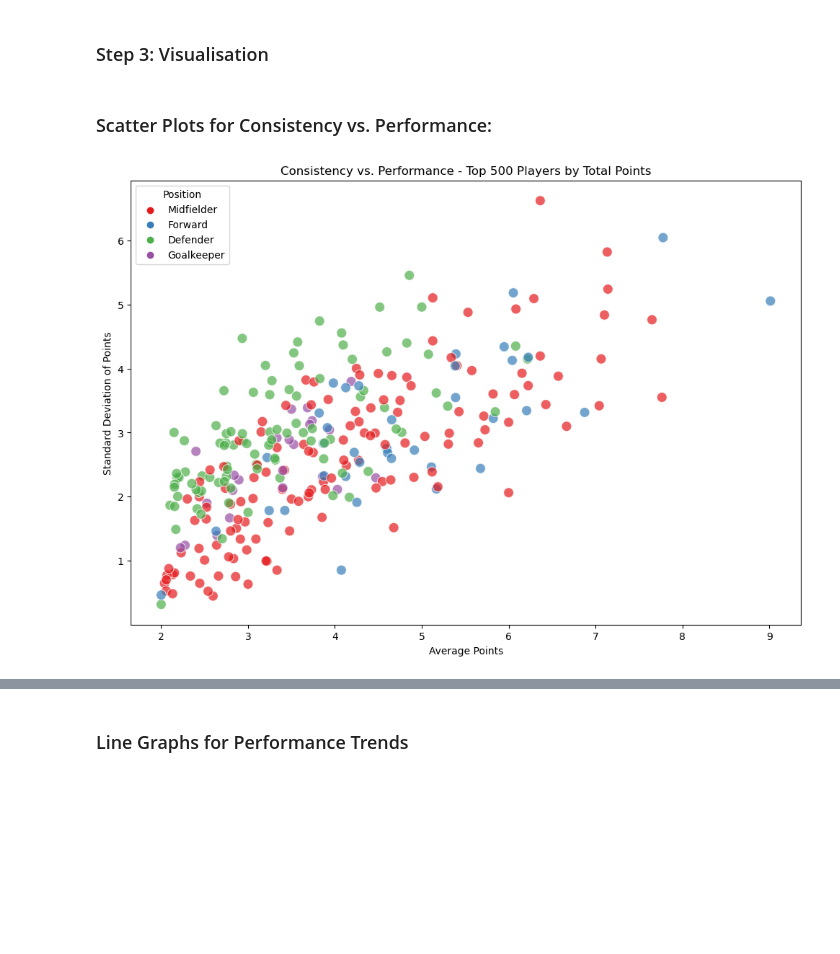
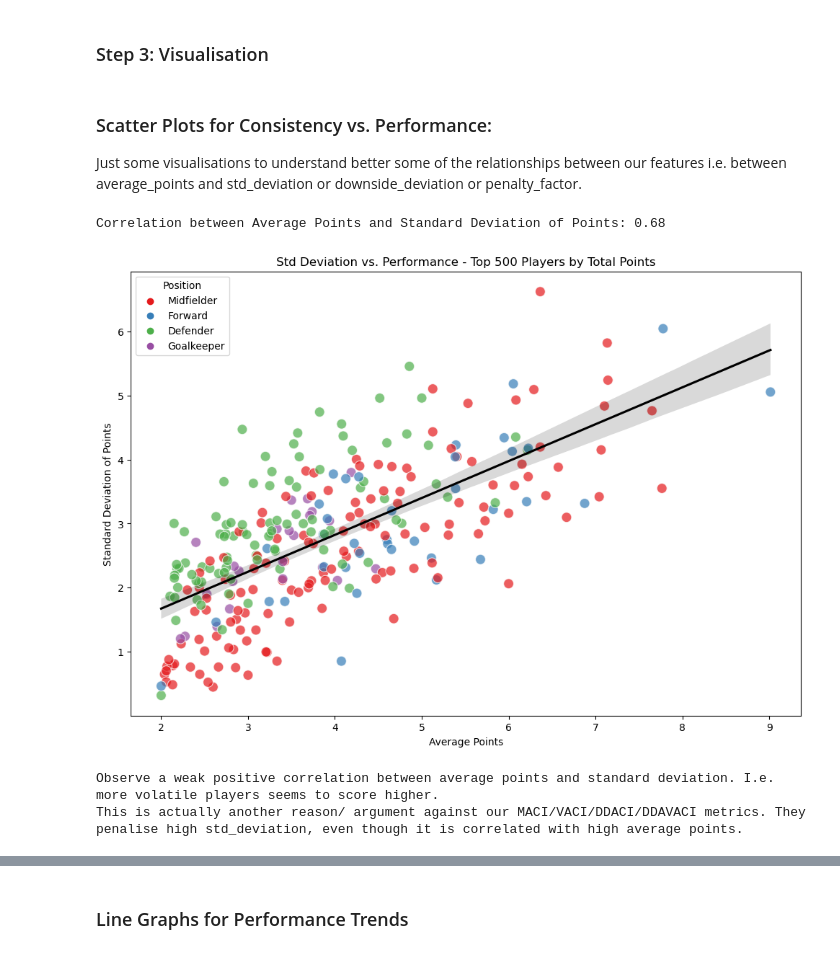
Before and after one commit to evgeni-g-georgiev/FPLproject, a Jupyter notebook: data_visualisation.ipynb, the cells around one changed output, grey strips where cells are left out. Cells and saved outputs as stored; diff of their text form; code cells hidden in the pictures; blank space fills up the shorter version.

```diff
--- a/data_visualisation.ipynb
+++ b/data_visualisation.ipynb
@@ -413,10 +417,6 @@ Formula: $DDACI = \frac{\text{Average Points}}{\sqrt[3]{\text{Downside Deviation
 
 Interpretation: Focuses on penalizing players who frequently score below their average, thus rewarding consistently high scorers.
 # %%
-# Adjustable filters
-min_appearances = 10  # Minimum number of appearances
-min_avg_points = 3   # Minimum average points per game
-
 # Filter out players based on minimum appearances and average points
 filtered_player_stats_ddaci = player_stats[(player_stats['appearances'] >= min_appearances) &
                                            (player_stats['average_points'] >= min_avg_points)].copy()
@@ -450,16 +454,13 @@ Formula: $DDAVACI = \frac{\text{Average Points}^2}{\sqrt[3]{\text{Downside Devia
 
 Interpretation: Combines the value aspect with a focus on consistency in performance, penalizing players more for underperforming relative to their average.
 # %%
-# Adjustable filters (same as in Step 2)
-min_appearances = 10  # Minimum number of appearances
-min_avg_points = 3   # Minimum average points per game
-
 # Filter out players based on minimum appearances and average points
 filtered_player_stats_ddavaci = player_stats[(player_stats['appearances'] >= min_appearances) &
                                              (player_stats['average_points'] >= min_avg_points)].copy()
 
 # Calculate the Downside Deviation Adjusted Value Adjusted Consistency Index (DDAVACI)
-filtered_player_stats_ddavaci['DDAVACI'] = (filtered_player_stats_ddavaci['average_points'] ** 2) / (np.cbrt(filtered_player_stats_ddavaci['downside_deviation'].replace(0, np.nan)) * filtered_player_stats_ddavaci['latest_price'])
+#filtered_player_stats_ddavaci['DDAVACI'] = (filtered_player_stats_ddavaci['average_points'] ** 2) / (np.cbrt(filtered_player_stats_ddavaci['downside_deviation'].replace(0, np.nan)) * filtered_player_stats_ddavaci['latest_price'])
+filtered_player_stats_ddavaci['DDAVACI'] = (filtered_player_stats_ddavaci['average_points'] ** 2) / (np.cbrt(filtered_player_stats_ddavaci['downside_deviation'].replace(0, np.nan)) * np.sqrt(filtered_player_stats_ddavaci['latest_price'].replace(0, np.nan)))
 
 # Display top performers based on DDAVACI
 top_value_players_ddavaci = filtered_player_stats_ddavaci.sort_values(by='DDAVACI', ascending=False).head(10)
@@ -480,0 +505,12 @@ Top 10 Players Based on DDAVACI:
+# %%
+import numpy as np
+import pandas as pd
+
+# PARAMETERS - Adjustable by user
+alpha = 0            # Penalty weight
+ap_scale = 1         # Scaling factor for average points
+ap_power = 3         # Exponent for average points
+price_scale = 1      # Scaling factor for latest price
+price_power = 0.5      # Exponent for latest price
+X = 4                # Underperformance threshold (for a full 90 minutes game)
+full_game_minutes = 90  # Duration of a full game in minutes
@@ -480,0 +632,9 @@ Top 10 Players Based on DDAVACI:
+# %%
+# Extract relevant columns from alpha_scores
+alpha_metrics = alpha_scores[['player_id', 'penalty_factor', 'Alpha_Metric']]
+
+# Merge with player_stats
+player_stats_updated = player_stats.merge(alpha_metrics, on='player_id', how='left')
+player_stats = player_stats_updated
+# Now player_stats_updated will have the penalty_factor and Alpha_Metric columns added
+player_stats
@@ -482,35 +664,47 @@ Top 10 Players Based on DDAVACI:
 ### Step 3: Visualisation
 # %% [markdown]
 ### Scatter Plots for Consistency vs. Performance:
+Just some visualisations to understand better some of the relationships between our features i.e. between average_points and std_deviation or downside_deviation or penalty_factor.
 # %%
 import matplotlib.pyplot as plt
 import seaborn as sns
 # %%
 def scatter_plot_top_players(player_data, title_base, top_n=0, min_appearances=0, min_avg_points=0):
     plt.figure(figsize=(12, 8))
 
     # Filter data based on min appearances and min average points
     filtered_data = player_data[(player_data['appearances'] >= min_appearances) &
                                 (player_data['average_points'] >= min_avg_points)]
 
     # If top_n is specified, further filter to show only the top N players based on total points
     if top_n > 0:
         filtered_data = filtered_data.sort_values(by='total_points', ascending=False).head(top_n)
         title = f"{title_base} - Top {top_n} Players by Total Points"
     else:
         title = f"{title_base} - All Players"
 
     # Create scatter plot
     scatter = sns.scatterplot(data=filtered_data, x='average_points', y='std_dev_points', hue='position',
                               alpha=0.7, edgecolor='w', palette='Set1', s=100)  # Uniform size for all markers
+    # Add line of best fit
+    sns.regplot(data=filtered_data, x='average_points', y='std_dev_points', scatter=False, color='black')
+
+    # Calculate and print the correlation
+    correlation = filtered_data['average_points'].corr(filtered_data['std_dev_points'])
+    print(f"Correlation between Average Points and Standard Deviation of Points: {correlation:.2f}")
 
     plt.legend(title="Position", loc='upper left')
     plt.title(title)
     plt.xlabel("Average Points")
     plt.ylabel("Standard Deviation of Points")
     plt.show()
 
 # Example Usage
-scatter_plot_top_players(player_stats, "Consistency vs. Performance", top_n=500, min_appearances=5, min_avg_points=2)
+scatter_plot_top_players(player_stats, "Std Deviation vs. Performance", top_n=500, min_appearances=5, min_avg_points=2)
+print("Observe a weak positive correlation between average points and standard deviation. I.e. more volatile players seems to score higher.")
+print("This is actually another reason/ argument against our MACI/VACI/DDACI/DDAVACI metrics. They penalise high std_deviation, even though it is correlated with high average points.")
 # %% [output]
+Correlation between Average Points and Standard Deviation of Points: 0.68
-[figure, old version]
+[figure, new version]
+Observe a weak positive correlation between average points and standard deviation. I.e. more volatile players seems to score higher.
+This is actually another reason/ argument against our MACI/VACI/DDACI/DDAVACI metrics. They penalise high std_deviation, even though it is correlated with high average points.
```
Also changed, not shown: parts of 76 cells of this notebook.
